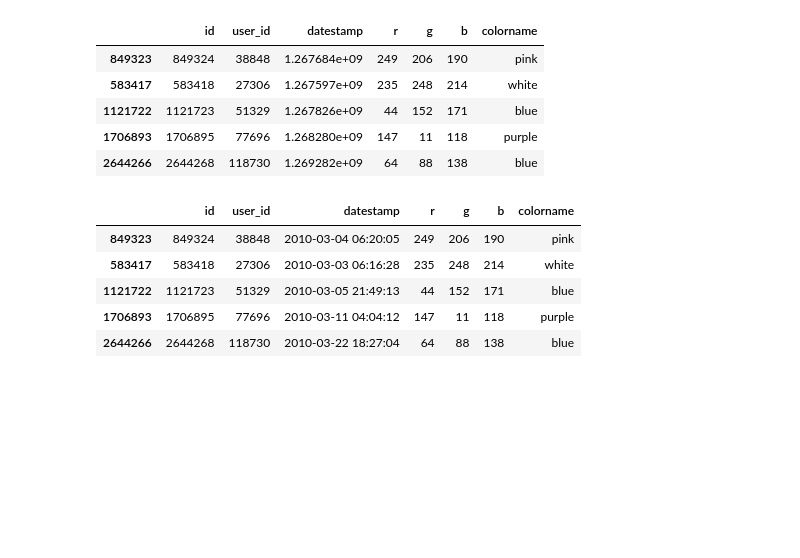
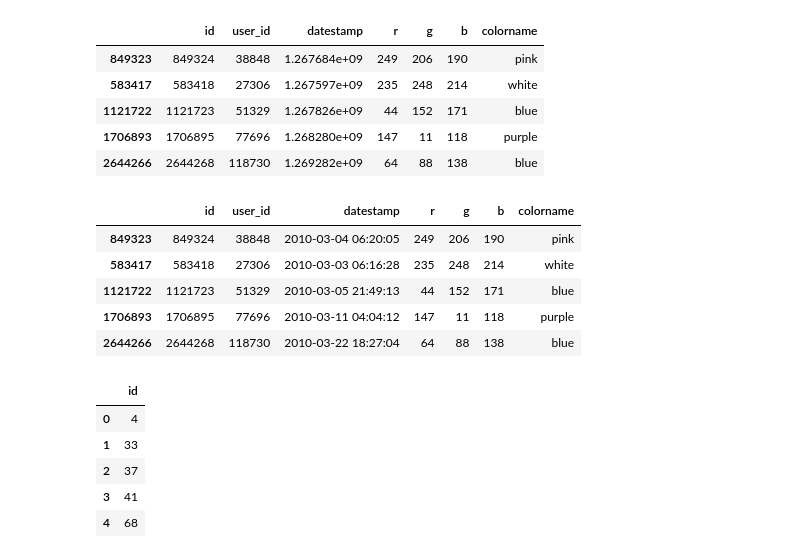
Before and after one commit to jasminedevv/DS1.1-Jupyter, a Jupyter notebook: notebooks/Color Survey Project/Analysis.ipynb, the cells around one changed output. Drawn from its saved outputs; the diff is of its cells as text; code cells hidden in the pictures; blank space fills up the shorter version.

```diff
--- a/notebooks/Color Survey Project/Analysis.ipynb
+++ b/notebooks/Color Survey Project/Analysis.ipynb
@@ -73,5 +105,13 @@ sample.head()
 | 1706893 | 1706895 | 77696 | 2010-03-11 04:04:12 | 147 | 11 | 118 | purple |
 | 2644266 | 2644268 | 118730 | 2010-03-22 18:27:04 | 64 | 88 | 138 | blue |
 # %%
-xx_chrom_users = pd.read_csv("csv/xx_chrom_users.csv")
+xx_chrom_user_ids = pd.read_csv("csv/xx_chrom_users.csv")
+xx_chrom_user_ids.head()
+# %% [output]
+|  | id |
+| 0 | 4 |
+| 1 | 33 |
+| 2 | 37 |
+| 3 | 41 |
+| 4 | 68 |
 # %%
```
Also changed, not shown: parts of 13 cells of this notebook, 3 other files.
